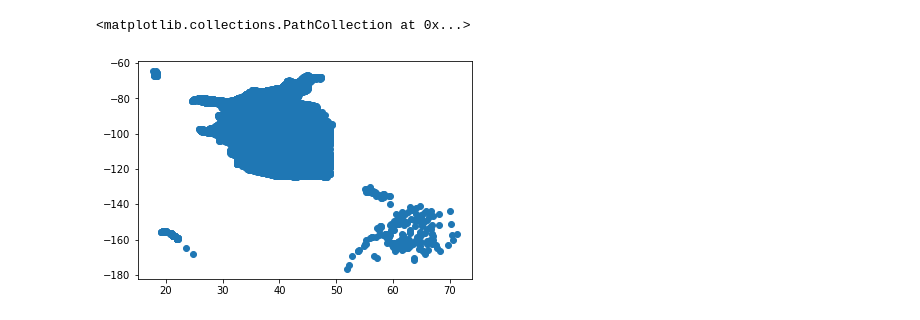
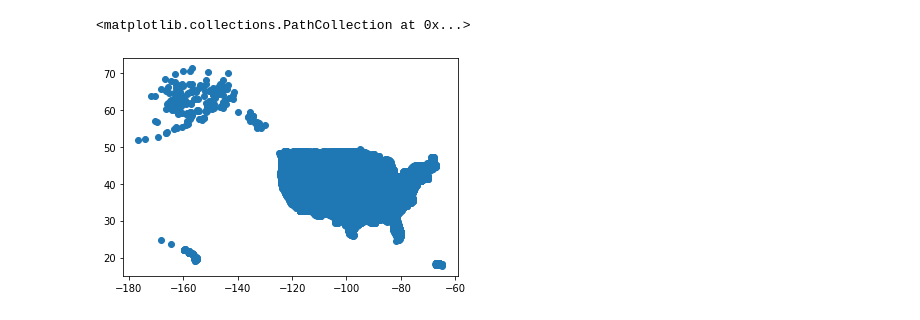
Before and after one commit to agupta01/ds3-zillow, a Jupyter notebook: geocoding.ipynb, the cells around one changed output. Saved outputs shown, nothing was run; the diff lists cells and outputs as text; code cells hidden in the pictures.

```diff
--- a/geocoding.ipynb
+++ b/geocoding.ipynb
@@ -13,7 +13,7 @@ geocode_cbsa.drop_duplicates(inplace=True)
 # %%
 geocode_cbsa.to_csv("./geocoding_data/geocode_cbsa_crosswalk.csv")
 # %%
-plt.scatter(geocode_cbsa.Latitude, geocode_cbsa.Longitude)
+plt.scatter(geocode_cbsa.Longitude, geocode_cbsa.Latitude)
 # %% [output]
 <matplotlib.collections.PathCollection at 0x...>
-[figure, old version]
+[figure, new version]
```
Also changed, not shown: 2 other files.
